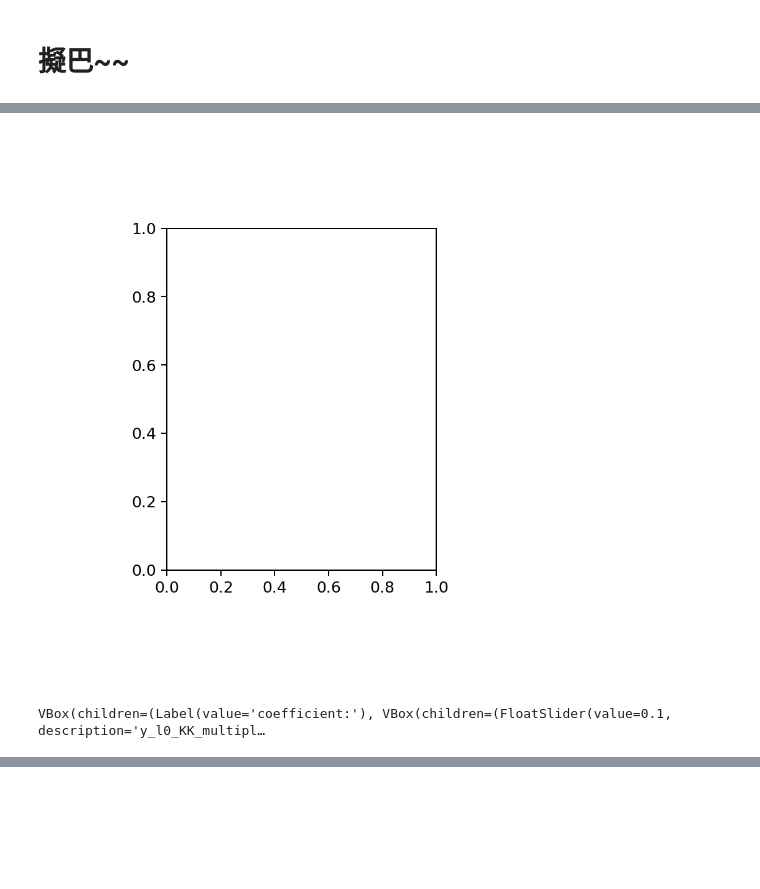
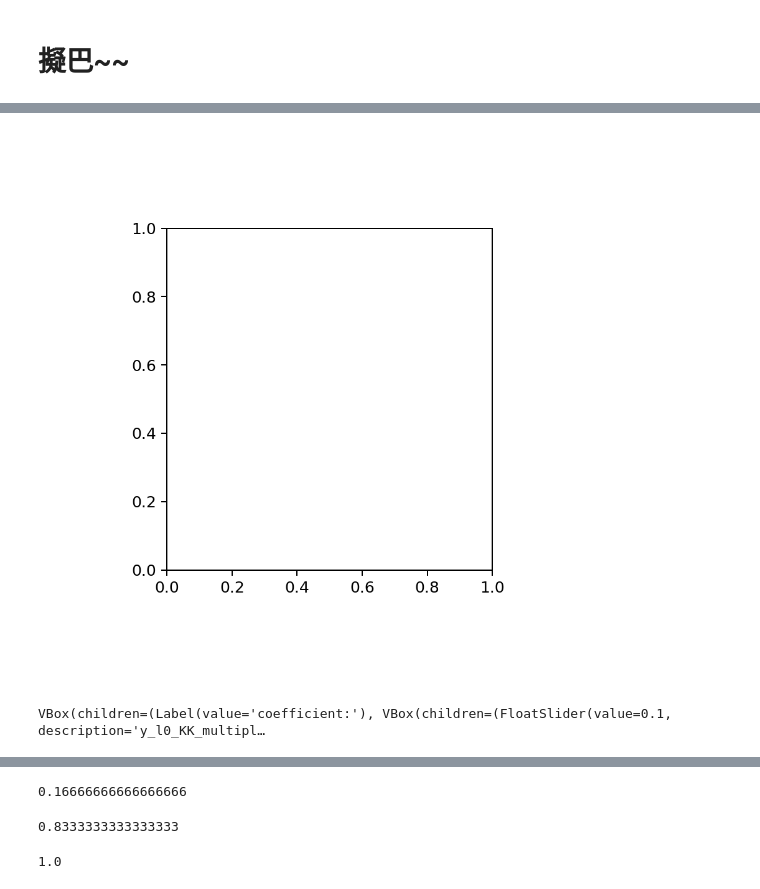
Before and after one commit to Liubroke13/VectorVortexBeam, a Jupyter notebook: Dop_version3.ipynb, the cells around one changed output, grey strips where cells are left out. Cells and saved outputs as stored; diff of their text form; code cells hidden in the pictures; blank space fills up the shorter version.

```diff
--- a/Dop_version3.ipynb
+++ b/Dop_version3.ipynb
@@ -1172,6 +1845,6 @@ VBox(children=(Label(value='coefficient:'), VBox(children=(FloatSlider(value=100
 [interactive output not drawn]
 # %%
-fig, ax = plt.subplots(figsize=(4.5, 5), dpi=180)
+fig, ax = plt.subplots(figsize=(5, 5), dpi=180)
 
 y_l0_KKmulti = widgets.FloatSlider(value=0.1, min=0., max=1, step=1/10001 ,layout=widgets.Layout(width='75%'), description='y_l0_KK_multiplier')
 y_X0_KKmulti = widgets.FloatSlider(value=0.1, min=0., max=1, step=1/10001 ,layout=widgets.Layout(width='75%'), description='y_X0_KK_multiplier')
@@ -1182,7 +1855,7 @@ y_T_rmulti   = widgets.FloatSlider(value=0.1, min=0., max=0.5, step=1/10001 ,lay
 
 y_X_r = 1
 
-G_K      = 100
+G_K      = 1
 G_Kprime = 0
 
 def need(y_l0_KKmulti, y_X0_KKmulti, y_X_fmulti, y_T_fmulti, y_T_KKmulti, y_T_rmulti):
@@ -1220,25 +1893,27 @@ def need(y_l0_KKmulti, y_X0_KKmulti, y_X_fmulti, y_T_fmulti, y_T_KKmulti, y_T_rm
     ax.plot( np.linspace(0, 6, 7), globals()['N_WP_Kprime'], marker='v', linestyle='solid', markersize=10, color='red', markeredgecolor='black' ,linewidth=1, zorder=3)
     ax.plot( np.linspace(0, 6, 7), globals()['N_LOW_K'], marker='^', linestyle='dashed', markersize=10, color='darkblue', markeredgecolor='black' ,linewidth=1, zorder=3)
     ax.plot( np.linspace(0, 6, 7), globals()['N_LOW_Kprime'], marker='^', linestyle='dashed', markersize=10, color='deepskyblue', markeredgecolor='black' ,linewidth=1, zorder=3)
-#     ax.plot( np.linspace(0, 6, 7), globals()['N_TR_K'], marker='o', linestyle='dotted', markersize=10, color='green', markeredgecolor='black' ,linewidth=1, zorder=3)
-#     ax.plot( np.linspace(0, 6, 7), globals()['N_TR_Kprime'], marker='o', linestyle='dotted', markersize=10, color='mediumseagreen', markeredgecolor='black' ,linewidth=1, zorder=3)
+    ax.plot( np.linspace(0, 6, 7), globals()['N_TR_K'], marker='o', linestyle='dotted', markersize=10, color='green', markeredgecolor='black' ,linewidth=1, zorder=3)
+    ax.plot( np.linspace(0, 6, 7), globals()['N_TR_Kprime'], marker='o', linestyle='dotted', markersize=10, color='mediumseagreen', markeredgecolor='black' ,linewidth=1, zorder=3)
 
     ax.grid()
-    ax.set_title('Relative intensity', fontsize=16)
-    ax.set_ylabel('Intensity', fontsize=20, rotation=90)
-    # ax.set_yticks(np.arange(0, 50.01, 50./5))
-    # ax.set_yticks(np.arange(0, 50.01, 50./50), minor=True)
-    ax.set_yticks(np.arange(0, 50.01, 50./2))
-    ax.set_yticks(np.arange(0, 50.01, 50./10), minor=True)
+    ax.set_title('valley intensity', fontsize=18)
+    ax.set_ylabel('relative value', fontsize=18, rotation=90)
+    ax.set_yticks(np.arange(0, 0.5, 0.5/2))
+    ax.set_yticks(np.arange(0, 0.5, 0.5/10), minor=True)
+    ax.set_yticks(np.linspace(0, 0.5, 3), [ '0', '0.25', '0.5'])
+    ax.set_ylim(-0.52*0.03, 0.52)
+    # ax.set_yticks(np.arange(0, 50.01, 50./2))
+    # ax.set_yticks(np.arange(0, 50.01, 50./10), minor=True)
     # ax.set_yticks(np.arange(0, 10.01, 10./1))
     # ax.set_yticks(np.arange(0, 10.01, 10./10), minor=True)
     # ax.set_ylim(0.68, 0.8)
-    ax.set_xlabel('$\ell$', fontsize=20)
+    ax.set_xlabel('$\ell$', fontsize=18)
     # ax.set_xticks(np.linspace(-6, 6, 13), [' ', ' ', ' ', ' ', ' ', ' ', ' '])
     ax.set_xticks(np.linspace(0, 6, 7), [ '0', '1', '2', '3', '4', '5', '6'])
     # ax.set_xlim(0, 6)
     ax.legend(['$I_𝐾^{X,\ell}$','$I_{𝐾\'}^{X,\ell}$','$I_𝐾^{X,(0)}$','$I_{𝐾\'}^{X,(0)}$','$I_𝐾^T$','$I_{𝐾\'}^T$'], fontsize=9, loc='center left')
-    ax.tick_params(axis='both', which='major', labelsize=20)
+    ax.tick_params(axis='both', which='major', labelsize=18)
 
 
 plt.tight_layout(pad=6)
@@ -1336,5 +2028,5 @@ VBox(children=(Label(value='coefficient:'), VBox(children=(FloatSlider(value=0.1
 # %%
-fig, ax = plt.subplots(figsize=(4.5, 5), dpi=180)
+fig, ax = plt.subplots(figsize=(5, 5), dpi=180)
 
 y_l0_KKmulti = widgets.FloatSlider(value=0.1, min=0., max=1, step=1/10001 ,layout=widgets.Layout(width='75%'), description='y_l0_KK_multiplier')
 y_X0_KKmulti = widgets.FloatSlider(value=0.1, min=0., max=1, step=1/10001 ,layout=widgets.Layout(width='75%'), description='y_X0_KK_multiplier')
@@ -1345,7 +2037,7 @@ y_T_rmulti   = widgets.FloatSlider(value=0.1, min=0., max=0.5, step=1/10001 ,lay
 
 y_X_r = 1
 
-G_K      = 100
+G_K      = 1
 G_Kprime = 0
 
 def need(y_l0_KKmulti, y_X0_KKmulti, y_X_fmulti, y_T_fmulti, y_T_KKmulti, y_T_rmulti):
@@ -1370,40 +2062,53 @@ def need(y_l0_KKmulti, y_X0_KKmulti, y_X_fmulti, y_T_fmulti, y_T_KKmulti, y_T_rm
     globals()['sum_N_TR'] = []
     for l in range(0,7,1):
         globals()['sum_N_WP']  += [y_X_r * sum_N_WP_fun(G_K, G_Kprime, l, y_l0_KK, y_X_r, y_X_f, y_T_f)]
         globals()['sum_N_LOW'] += [y_X_r * sum_N_LOW_fun(G_K, G_Kprime, l, y_l0_KK, y_X0_KK, y_X_r, y_X_f, y_T_f)]
         globals()['sum_N_TR']  += [y_T_r * sum_N_TR_fun(G_K, G_Kprime, l, y_l0_KK, y_X0_KK, y_X_r, y_X_f, y_T_f, y_T_KK, y_T_r)]
 
     ax.plot( np.linspace(0, 6, 7), globals()['sum_N_WP'], marker='v', linestyle='solid', markersize=10, color='black', markeredgecolor='black', markerfacecolor='darkred', markerfacecoloralt='red', fillstyle='top', linewidth=1, zorder=3)
     ax.plot( np.linspace(0, 6, 7), globals()['sum_N_LOW'], marker='^', linestyle='dashed', markersize=10, color='black', markeredgecolor='black', markerfacecolor='darkblue', markerfacecoloralt='deepskyblue', fillstyle='top', linewidth=1, zorder=3)
     ax.plot( np.linspace(0, 6, 7), globals()['sum_N_TR'], marker='o', linestyle='dotted', markersize=10, color='black', markeredgecolor='black', markerfacecolor='green', markerfacecoloralt='mediumseagreen', fillstyle='top', linewidth=1, zorder=3)
 
 
 
     ax.grid()
-    ax.set_title('Relative total intensity', fontsize=16)
-    ax.set_ylabel('Intensity', fontsize=20, rotation=90)
-    ax.set_yticks(np.arange(0, 50.01, 50./5))
-    ax.set_yticks(np.arange(0, 50.01, 50./50), minor=True)
-    # ax.set_ylim(0.68, 0.8)
+    ax.set_title('total intensity', fontsize=18)
+    # ax.set_ylabel('Intensity', fontsize=20, rotation=90)
+    ax.set_yticks(np.arange(0, 0.5, 0.5/2))
+    ax.set_yticks(np.arange(0, 0.5, 0.5/10), minor=True)
+    ax.set_yticks(np.linspace(0, 0.5, 3), [ ' ', ' ', ' '])
+    ax.set_ylim(-0.52*0.03, 0.52)
     ax.set_xlabel('$\ell$', fontsize=20)
     # ax.set_xticks(np.linspace(-6, 6, 13), [' ', ' ', ' ', ' ', ' ', ' ', ' '])
     ax.set_xticks(np.linspace(0, 6, 7), [ '0', '1', '2', '3', '4', '5', '6'])
     # ax.set_xlim(0, 6)
-    ax.legend(['$I_𝐾^{X,\ell}$+$I_{𝐾\'}^{X,\ell}$', '$I_𝐾^{X,(0)}$+$I_{𝐾\'}^{X,(0)}$', '$I_𝐾^T$+$I_{𝐾\'}^T$'], fontsize=12, loc='center left')
-    ax.tick_params(axis='both', which='major', labelsize=20)
+    ax.legend(['$I_𝐾^{X,\ell}$+$I_{𝐾\'}^{X,\ell}$', '$I_𝐾^{X,(0)}$+$I_{𝐾\'}^{X,(0)}$', '$I_𝐾^T$+$I_{𝐾\'}^T$'], fontsize=18, loc='center left')
+    ax.tick_params(axis='both', which='major', labelsize=18)
 
 
 plt.tight_layout(pad=6)
 # plt.tight_layout(pad=2)
 # plt.subplots_adjust(left=0.1, right=0.9,
 #                     top=0.975, bottom=0.05,
 #                     wspace=0.4, hspace=0.028)
 plt.show()
 
 out = widgets.interactive_output(need, {'y_l0_KKmulti':y_l0_KKmulti, 'y_X0_KKmulti':y_X0_KKmulti, 'y_X_fmulti':y_X_fmulti, 'y_T_fmulti':y_T_fmulti, 'y_T_KKmulti':y_T_KKmulti, 'y_T_rmulti':y_T_rmulti})
 ui = widgets.VBox([widgets.Label('coefficient:'), widgets.VBox([y_l0_KKmulti, y_X0_KKmulti, y_X_fmulti, y_T_fmulti, y_T_KKmulti, y_T_rmulti]) ])
 display(ui , out )
 # %% [output]
-[figure, old version]
+[figure, new version]
 VBox(children=(Label(value='coefficient:'), VBox(children=(FloatSlider(value=0.1, description='y_l0_KK_multipl…
 [interactive output not drawn]
+# %%
+print(2*1 * sum_N_WP_fun(G_K=1, G_Kprime=0, l=0, y_l0_KK=0.1, y_X_r=1, y_X_f=10, y_T_f=1))
+# %% [output]
+0.16666666666666666
+# %%
+print(2*1 * sum_N_LOW_fun(G_K=1, G_Kprime=0, l=0, y_l0_KK=0.1, y_X0_KK=0.1, y_X_r=1, y_X_f=10, y_T_f=1))
+# %% [output]
+0.8333333333333333
+# %%
+print(2*0.1 * sum_N_TR_fun(G_K=1, G_Kprime=0, l=0, y_l0_KK=0.1, y_X0_KK=0.1, y_X_r=1, y_X_f=10, y_T_f=1, y_T_KK=0.01, y_T_r=0.1))
+# %% [output]
+1.0
```
Also changed, not shown: parts of 27 cells of this notebook, 2 other files.
